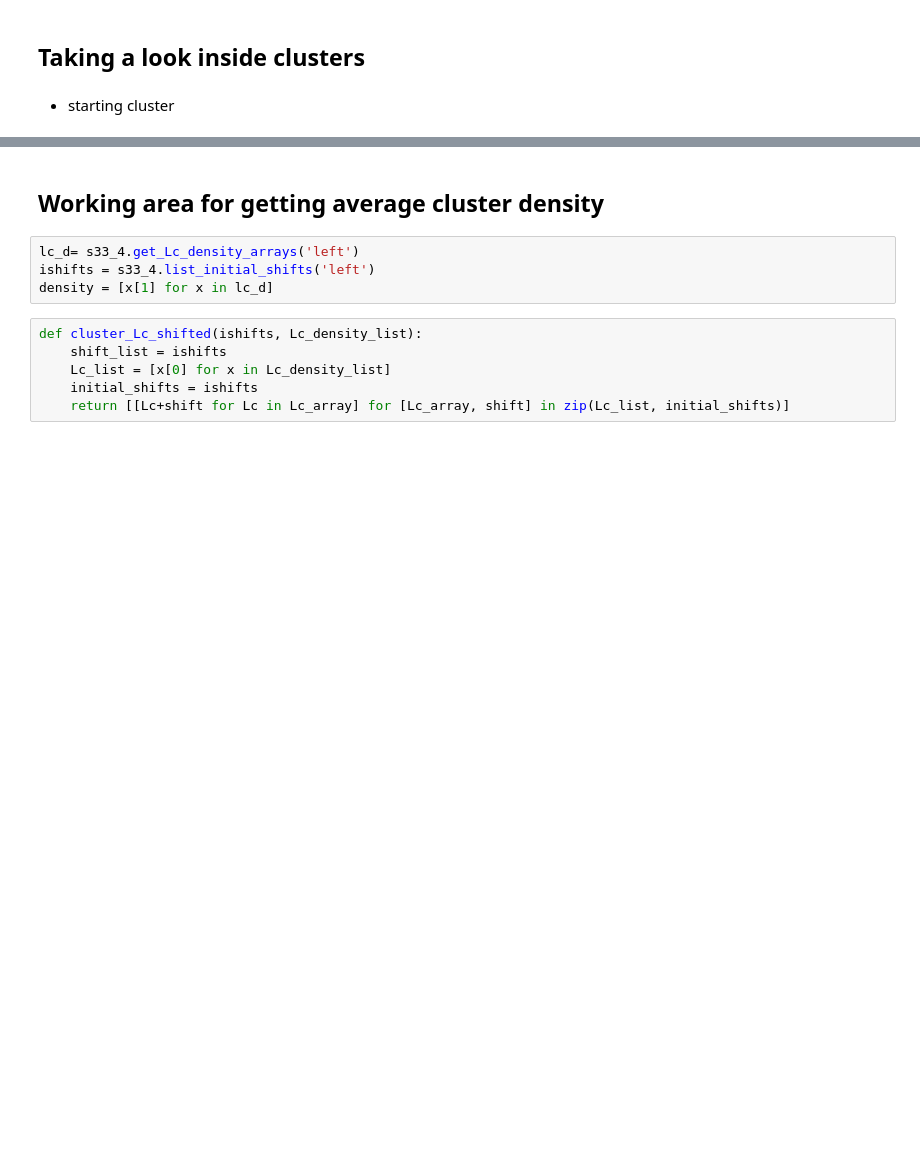
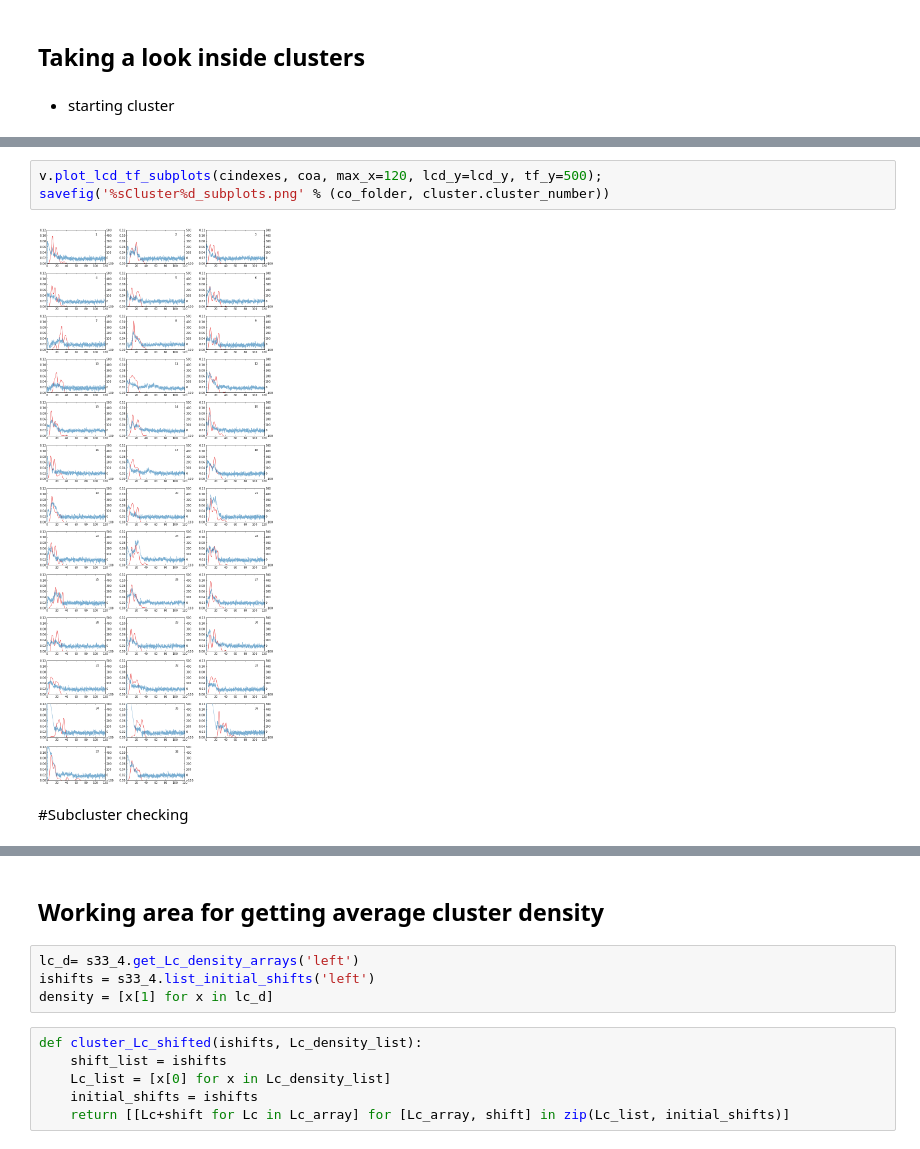
Before and after one commit to hilaryjoyce/smfs-data-analysis, a Jupyter notebook: all_ala_flat_clustering.ipynb, the cells around one changed output, grey strips where cells are left out. Cells and saved outputs as stored; diff of their text form; blank space fills up the shorter version.

```diff
--- a/all_ala_flat_clustering.ipynb
+++ b/all_ala_flat_clustering.ipynb
@@ -139,0 +137,7 @@ fclust[i].plot_cluster(alpha=0.3, max_x = max_x);
+# %%
+v.plot_lcd_tf_subplots(cindexes, coa, max_x=120, lcd_y=lcd_y, tf_y=500);
+savefig('%sCluster%d_subplots.png' % (co_folder, cluster.cluster_number))
+# %% [output]
+[figure, added]
+# %% [markdown]
+#Subcluster checking
```
Also changed, not shown: parts of 42 cells of this notebook, 4 other files.
